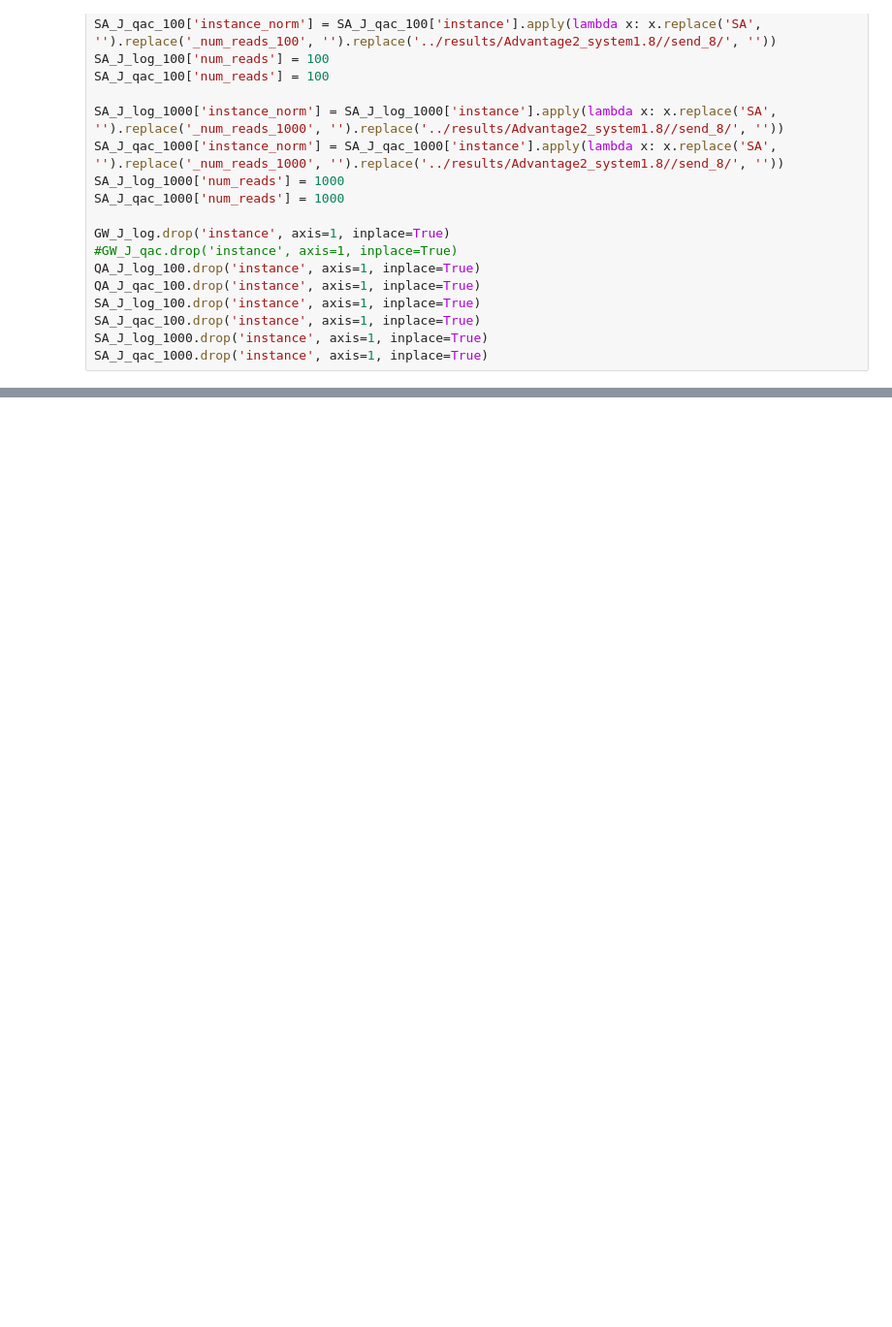
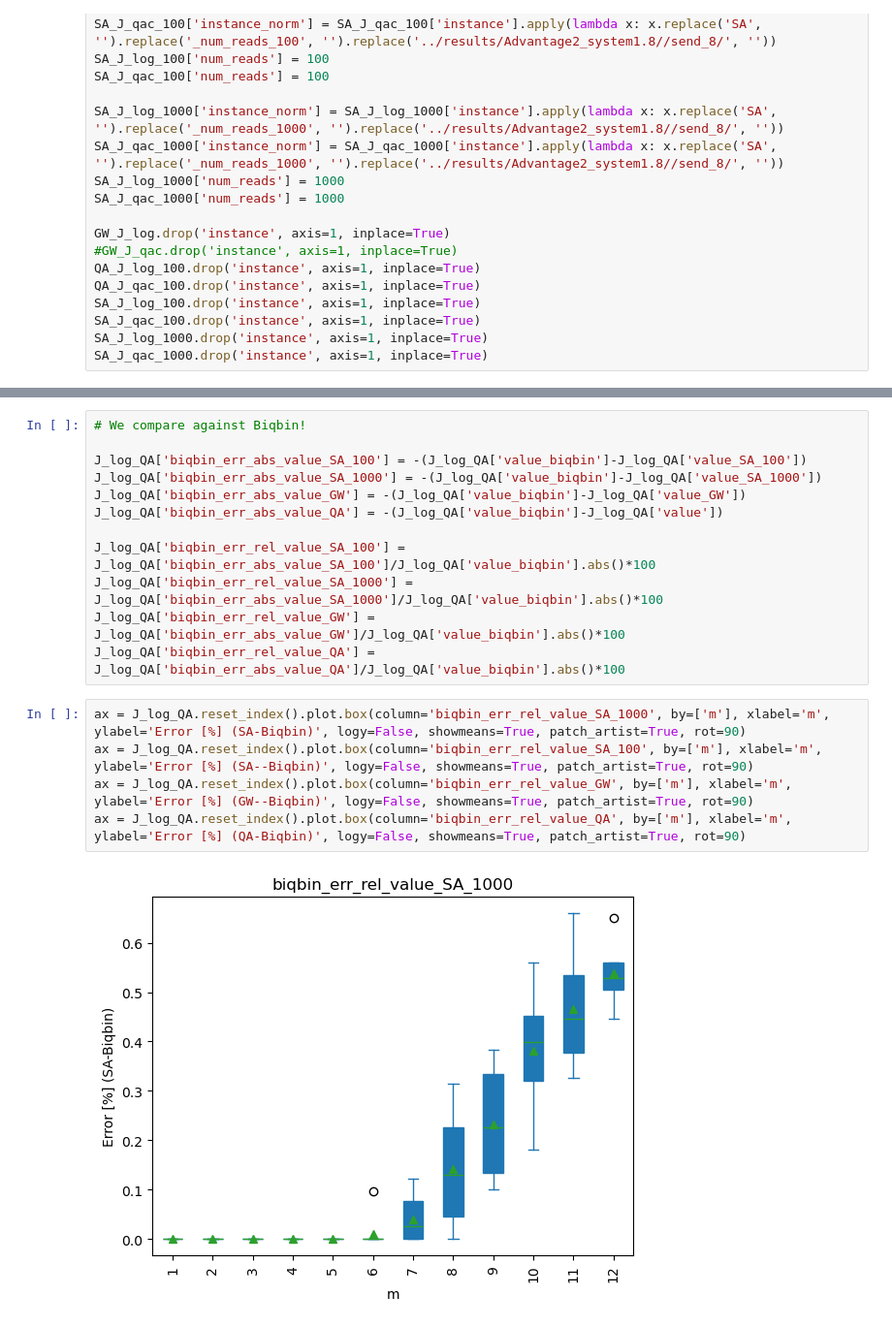
Before and after one commit to Rudolfovoorg/datasets-internal, a Jupyter notebook: sidon/notebooks/06_result_analysis.ipynb, the cells around one changed output, grey strips where cells are left out. Shown at 97% size. Drawn from its saved outputs; the diff is of its cells as text; blank space fills up the shorter version.

```diff
--- a/sidon/notebooks/06_result_analysis.ipynb
+++ b/sidon/notebooks/06_result_analysis.ipynb
@@ -118,0 +134,19 @@ ax = J_log_QA.reset_index().plot.box(column='err_rel_value_GW', by=['m'], xlabel
+# %%
+# We compare against Biqbin!
+
+J_log_QA['biqbin_err_abs_value_SA_100'] = -(J_log_QA['value_biqbin']-J_log_QA['value_SA_100'])
+J_log_QA['biqbin_err_abs_value_SA_1000'] = -(J_log_QA['value_biqbin']-J_log_QA['value_SA_1000'])
+J_log_QA['biqbin_err_abs_value_GW'] = -(J_log_QA['value_biqbin']-J_log_QA['value_GW'])
+J_log_QA['biqbin_err_abs_value_QA'] = -(J_log_QA['value_biqbin']-J_log_QA['value'])
+
+J_log_QA['biqbin_err_rel_value_SA_100'] = J_log_QA['biqbin_err_abs_value_SA_100']/J_log_QA['value_biqbin'].abs()*100
+J_log_QA['biqbin_err_rel_value_SA_1000'] = J_log_QA['biqbin_err_abs_value_SA_1000']/J_log_QA['value_biqbin'].abs()*100
+J_log_QA['biqbin_err_rel_value_GW'] = J_log_QA['biqbin_err_abs_value_GW']/J_log_QA['value_biqbin'].abs()*100
+J_log_QA['biqbin_err_rel_value_QA'] = J_log_QA['biqbin_err_abs_value_QA']/J_log_QA['value_biqbin'].abs()*100
+# %%
+ax = J_log_QA.reset_index().plot.box(column='biqbin_err_rel_value_SA_1000', by=['m'], xlabel='m', ylabel='Error [%] (SA-Biqbin)', logy=False, showmeans=True, patch_artist=True, rot=90)
+ax = J_log_QA.reset_index().plot.box(column='biqbin_err_rel_value_SA_100', by=['m'], xlabel='m', ylabel='Error [%] (SA--Biqbin)', logy=False, showmeans=True, patch_artist=True, rot=90)
+ax = J_log_QA.reset_index().plot.box(column='biqbin_err_rel_value_GW', by=['m'], xlabel='m', ylabel='Error [%] (GW--Biqbin)', logy=False, showmeans=True, patch_artist=True, rot=90)
+ax = J_log_QA.reset_index().plot.box(column='biqbin_err_rel_value_QA', by=['m'], xlabel='m', ylabel='Error [%] (QA-Biqbin)', logy=False, showmeans=True, patch_artist=True, rot=90)
+# %% [output]
+[figure, added]
```
Also changed, not shown: parts of 9 cells of this notebook, 1 other file.
